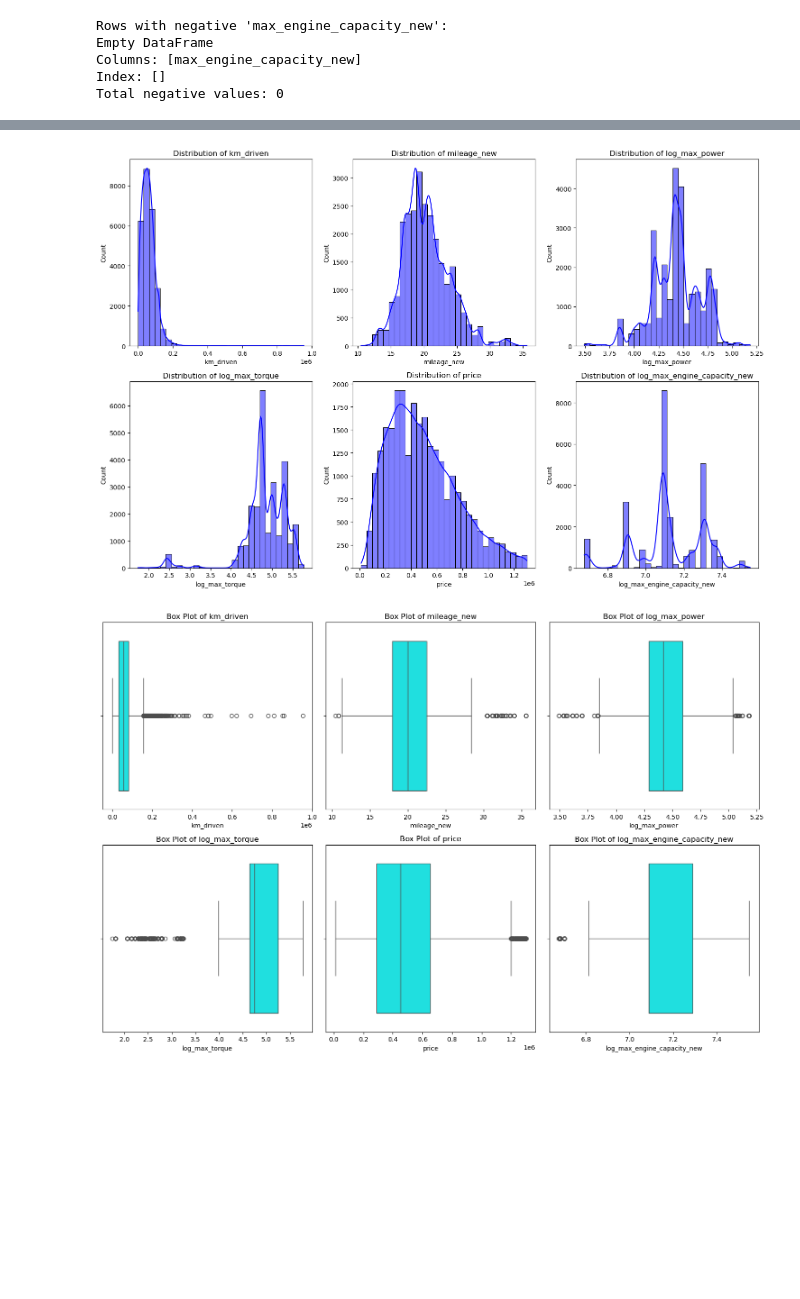
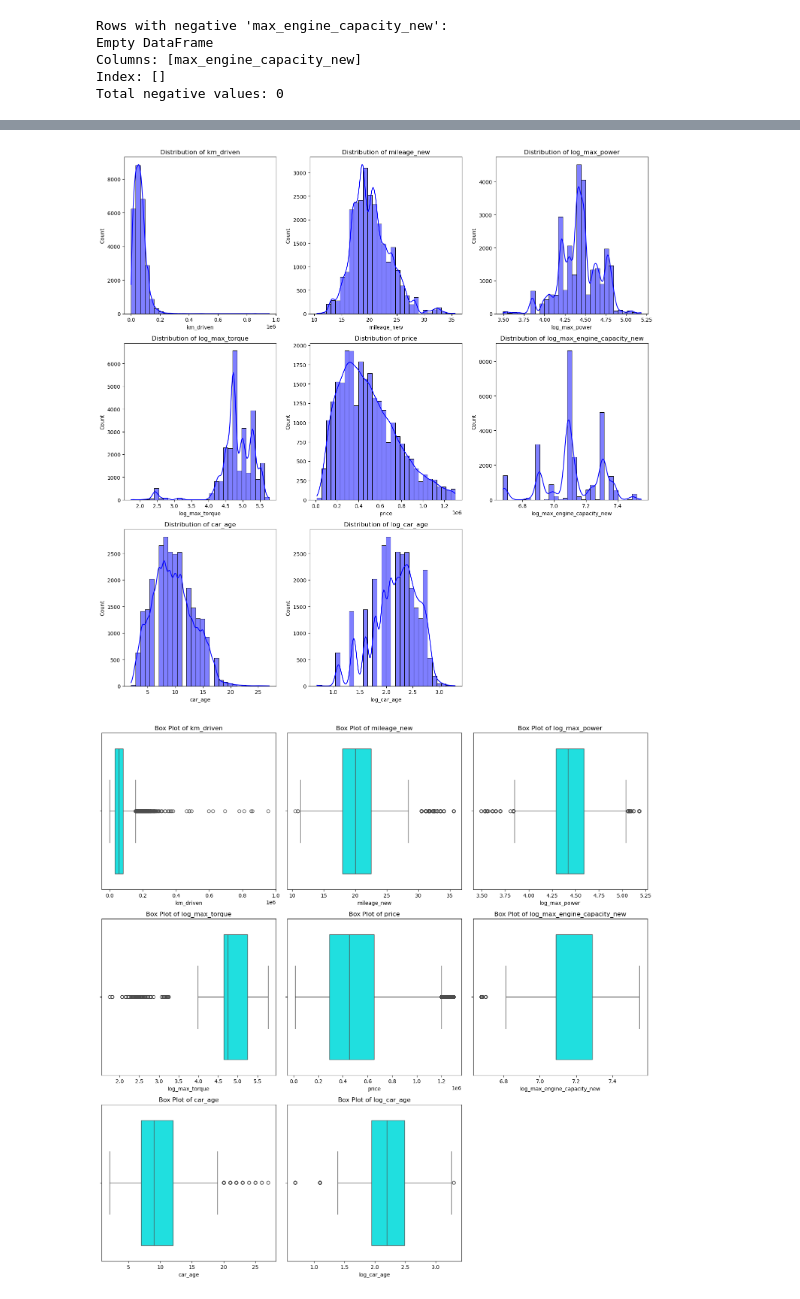
Before and after one commit to kaz4n/DataAi, a Jupyter notebook: deepSeekSolution3.ipynb, the cells around one changed output, grey strips where cells are left out. Saved outputs shown, nothing was run; the diff lists cells and outputs as text; code cells hidden in the pictures; blank space fills up the shorter version.

```diff
--- a/deepSeekSolution3.ipynb
+++ b/deepSeekSolution3.ipynb
@@ -71,7 +80,7 @@ df = df[df['max_engine_capacity_new'] != 0]
 import numpy as np
 
 # Define columns to check for outliers
-log_cols = ['max_power', 'max_torque', 'max_engine_capacity_new', 'price']
+log_cols = ['max_power', 'max_torque', 'max_engine_capacity_new', 'price', "km_driven","car_age", "mileage_new"]
 
 # For each column, remove rows where the value is outside 1.5*IQR from Q1 or Q3
 for col in log_cols:
@@ -81,3 +90,36 @@ for col in log_cols:
     lower_bound = Q1 - 1.5 * IQR
     upper_bound = Q3 + 1.5 * IQR
     df = df[(df[col] >= lower_bound) & (df[col] <= upper_bound)]
+# %%
+# Plot histograms and correlation heatmap for all numerical features
+import matplotlib.pyplot as plt
+import seaborn as sns
+import math
+
+# Select all numerical columns (including int, float, bool)
+# Change the numerical_columns assignment to use the specified columns from df
+numerical_columns = [
+    "km_driven", "mileage_new",
+    "max_power", "max_torque", "price",
+    "max_engine_capacity_new", "car_age"
+]
+#"utype_individual"  , "utype_dealer",
+# --- HISTOGRAMS ---
+n_cols = 3
+n_rows = math.ceil(len(numerical_columns) / n_cols)
+plt.figure(figsize=(15, 5 * n_rows))
+for i, feature in enumerate(numerical_columns, 1):
+    plt.subplot(n_rows, n_cols, i)
+    sns.histplot(df[feature], kde=True, bins=30, color='blue')
+    plt.title(f'Distribution of {feature}')
+plt.tight_layout()
+plt.show()
+
+# Create box plots
+plt.figure(figsize=(15, 5 * n_rows))
+for i, feature in enumerate(numerical_columns, 1):
+    plt.subplot(n_rows, n_cols, i)
+    sns.boxplot(x=df[feature], color='cyan')
+    plt.title(f'Box Plot of {feature}')
+plt.tight_layout()
+plt.show()
@@ -88,15 +133,14 @@ df["log_max_power"] = np.log(df["max_power"])
 df["log_max_torque"] = np.log(df["max_torque"])
 df["log_max_engine_capacity_new"] = np.log(df["max_engine_capacity_new"])
 df["log_km_driven"] = np.log(df["km_driven"])
+df["log_car_age"] = np.log(df["car_age"])
 # %%
 import numpy as np
 
 features = [
-
  "log_km_driven", "mileage_new",
     "log_max_power", "log_max_torque",
- "log_max_engine_capacity_new"
-
+ "log_max_engine_capacity_new", "log_car_age"
 ]
 
 df = df.dropna(subset=["price"])
@@ -151,34 +195,34 @@ plt.show()
 import matplotlib.pyplot as plt
 import seaborn as sns
 import math
 
 # Select all numerical columns (including int, float, bool)
 # Change the numerical_columns assignment to use the specified columns from df
 numerical_columns = [
     "km_driven", "mileage_new",
     "log_max_power", "log_max_torque", "price",
-    "log_max_engine_capacity_new"
+    "log_max_engine_capacity_new", "car_age", "log_car_age"
 ]
-
+#"utype_individual"  , "utype_dealer",
 # --- HISTOGRAMS ---
 n_cols = 3
 n_rows = math.ceil(len(numerical_columns) / n_cols)
 plt.figure(figsize=(15, 5 * n_rows))
 for i, feature in enumerate(numerical_columns, 1):
     plt.subplot(n_rows, n_cols, i)
     sns.histplot(df[feature], kde=True, bins=30, color='blue')
     plt.title(f'Distribution of {feature}')
 plt.tight_layout()
 plt.show()
 
 # Create box plots
 plt.figure(figsize=(15, 5 * n_rows))
 for i, feature in enumerate(numerical_columns, 1):
     plt.subplot(n_rows, n_cols, i)
     sns.boxplot(x=df[feature], color='cyan')
     plt.title(f'Box Plot of {feature}')
 plt.tight_layout()
 plt.show()
 # %% [output]
-[figure, old version]
+[figure, new version]
-[figure, old version]
+[figure, new version]
```
Also changed, not shown: parts of 14 cells of this notebook, 3 other files.
